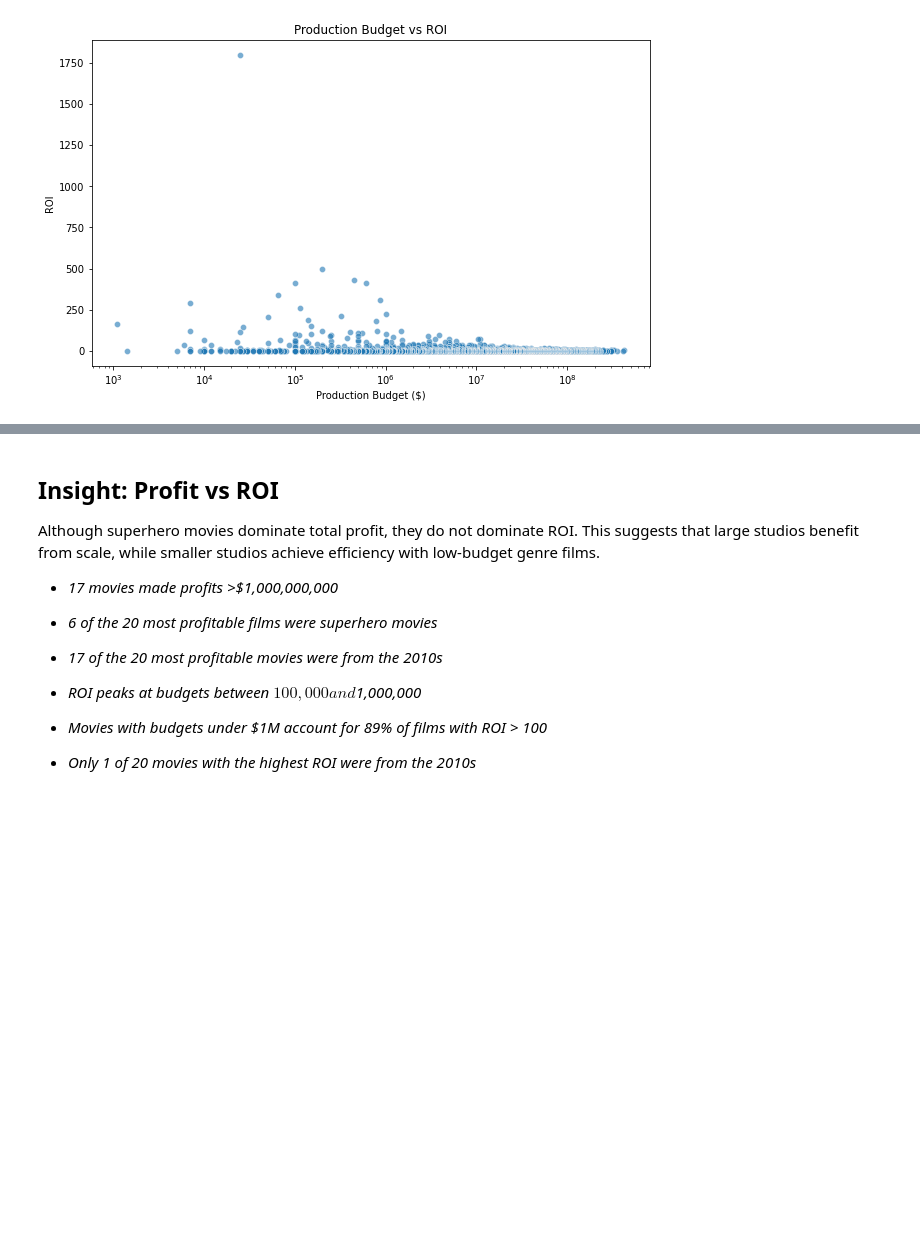
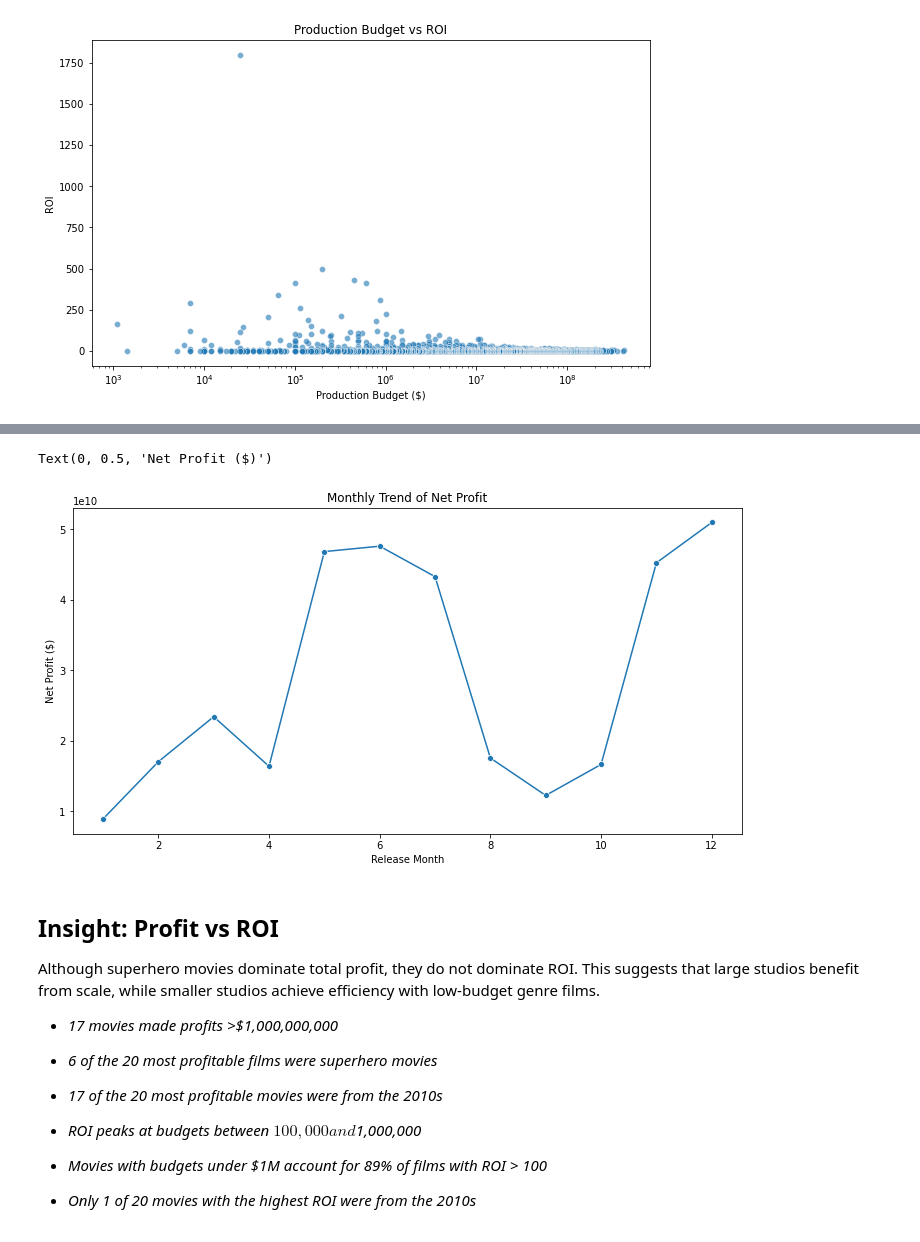
Before and after one commit to clivekinyanjui/DS-Phase_2-Group_3-Project, a Jupyter notebook: Notebook/index.ipynb, the cells around one changed output, grey strips where cells are left out. Cells and saved outputs as stored; diff of their text form; code cells hidden in the pictures; blank space fills up the shorter version.

```diff
--- a/Notebook/index.ipynb
+++ b/Notebook/index.ipynb
@@ -196,5 +199,11 @@ top_profit_per_year = (
     .reset_index()
 )
+# %%
+top_profit_per_month = (
+    budget_numbers_df_clean.groupby('release_month')['net_profit']
+    .sum()
+    .reset_index()
+)
 # %%
 
 # line plot
@@ -216,3 +224,19 @@ plt.axvspan(2010, 2019, color='gray', alpha=0.2, label='2010s')
+# %%
+# line plot
+plt.figure(figsize=(12,6))
+sns.lineplot(
+    data=top_profit_per_month,
+    x='release_month',
+    y='net_profit',
+    marker='o'
+)
+
+plt.title('Monthly Trend of Net Profit')
+plt.xlabel('Release Month')
+plt.ylabel('Net Profit ($)')
+# %% [output]
+Text(0, 0.5, 'Net Profit ($)')
+[figure, added]
 # %% [markdown]
 ## Insight: Profit vs ROI
 Although superhero movies dominate total profit, they do not dominate ROI.
```
Also changed, not shown: parts of 4 cells of this notebook, 1 other file.
